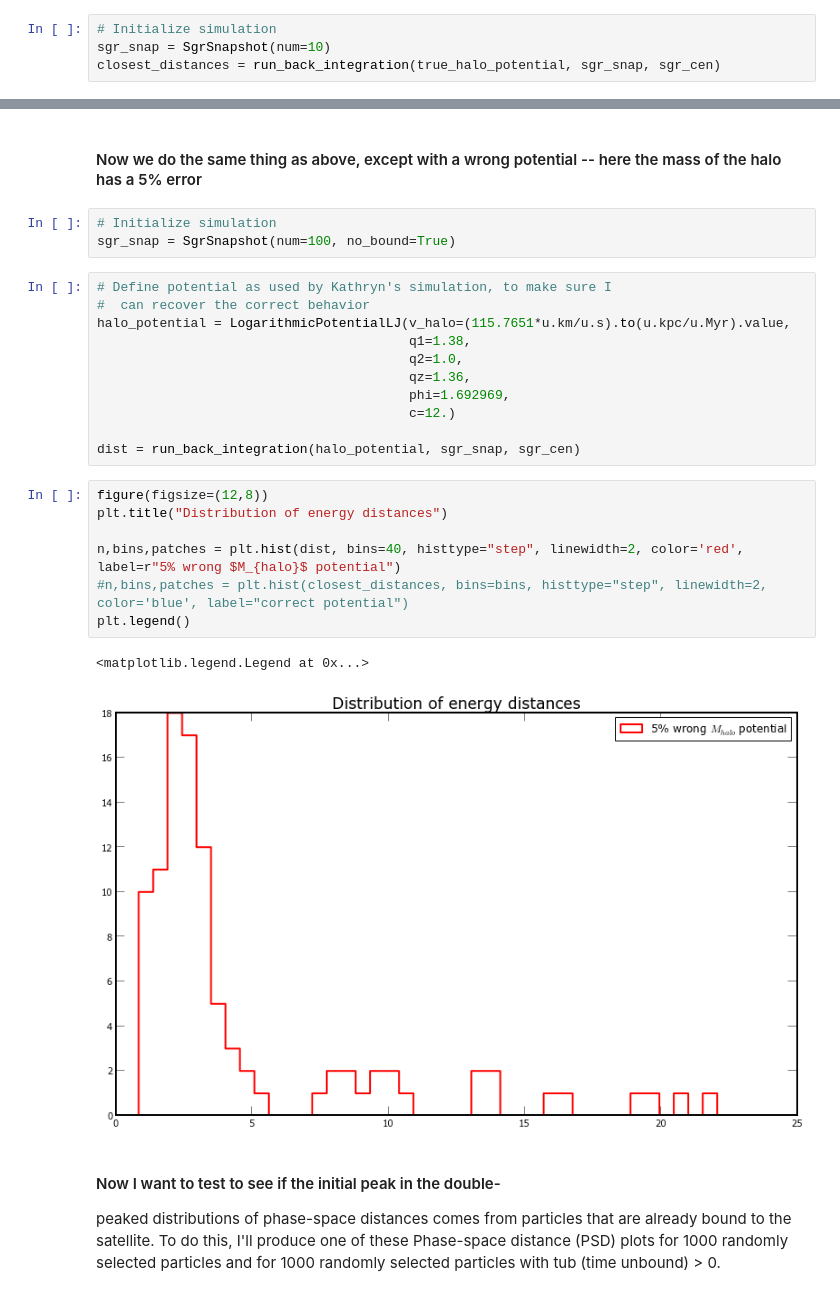
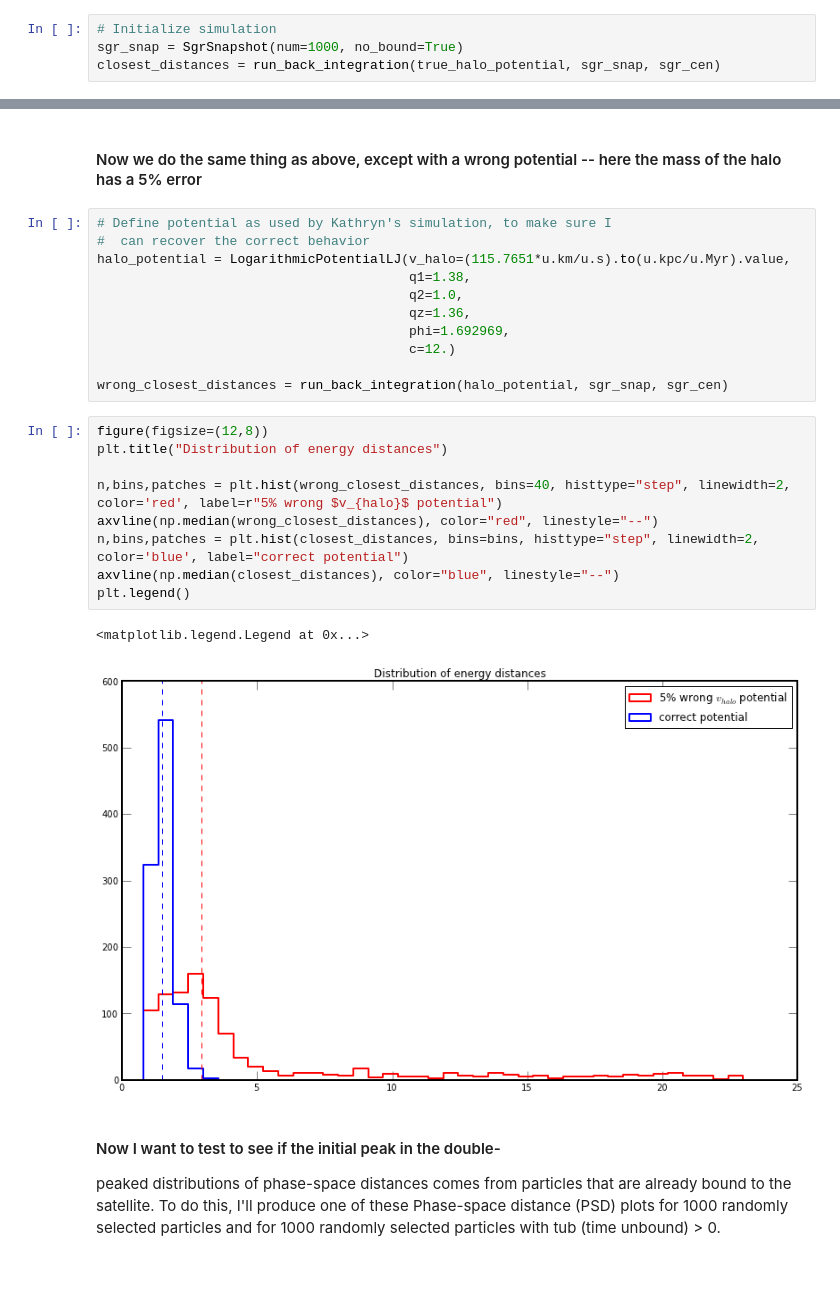
Before and after one commit to adrn/streams, a Jupyter notebook: docs/Streams - Back Integrate Particles.ipynb, the cells around one changed output, grey strips where cells are left out. Saved outputs shown, nothing was run; the diff lists cells and outputs as text.

```diff
--- a/docs/Streams - Back Integrate Particles.ipynb
+++ b/docs/Streams - Back Integrate Particles.ipynb
@@ -87,7 +87,7 @@ true_halo_potential = LogarithmicPotentialLJ(v_halo=(121.858*u.km/u.s).to(u.kpc/
 #### As a test, do the simulation with just 1000 particles
 # %%
 # Initialize simulation
-sgr_snap = SgrSnapshot(num=10)
+sgr_snap = SgrSnapshot(num=1000, no_bound=True)
 closest_distances = run_back_integration(true_halo_potential, sgr_snap, sgr_cen)
 # %%
 plt.hist(closest_distances, bins=25, histtype="step", linewidth=2, color='purple')
@@ -159,8 +129,5 @@ plt.legend()
 # %% [markdown]
 #### Now we do the same thing as above, except with a wrong potential -- here the mass of the halo has a 5% error
-# %%
-# Initialize simulation
-sgr_snap = SgrSnapshot(num=100, no_bound=True)
 # %%
 # Define potential as used by Kathryn's simulation, to make sure I
 #  can recover the correct behavior
@@ -171,17 +138,19 @@ halo_potential = LogarithmicPotentialLJ(v_halo=(115.7651*u.km/u.s).to(u.kpc/u.My
                                         phi=1.692969,
                                         c=12.)
 
-dist = run_back_integration(halo_potential, sgr_snap, sgr_cen)
+wrong_closest_distances = run_back_integration(halo_potential, sgr_snap, sgr_cen)
 # %%
 figure(figsize=(12,8))
 plt.title("Distribution of energy distances")
 
-n,bins,patches = plt.hist(dist, bins=40, histtype="step", linewidth=2, color='red', label=r"5% wrong $M_{halo}$ potential")
-#n,bins,patches = plt.hist(closest_distances, bins=bins, histtype="step", linewidth=2, color='blue', label="correct potential")
+n,bins,patches = plt.hist(wrong_closest_distances, bins=40, histtype="step", linewidth=2, color='red', label=r"5% wrong $v_{halo}$ potential")
+axvline(np.median(wrong_closest_distances), color="red", linestyle="--")
+n,bins,patches = plt.hist(closest_distances, bins=bins, histtype="step", linewidth=2, color='blue', label="correct potential")
+axvline(np.median(closest_distances), color="blue", linestyle="--")
 plt.legend()
 # %% [output]
 <matplotlib.legend.Legend at 0x...>
-[figure, old version]
+[figure, new version]
 # %% [markdown]
 #### Now I want to test to see if the initial peak in the double-
 peaked distributions of phase-space distances comes from
```
Also changed, not shown: parts of 6 cells of this notebook.
